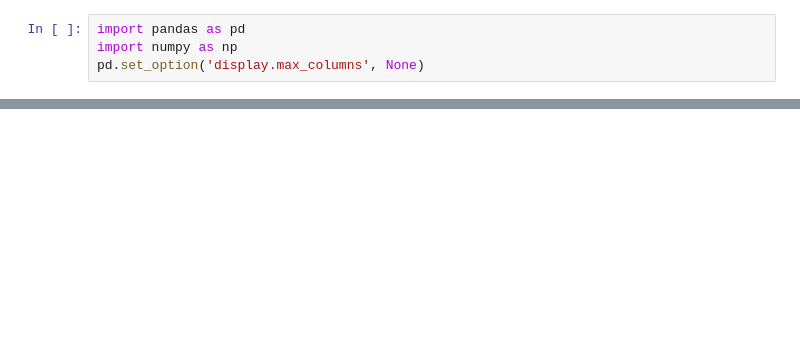
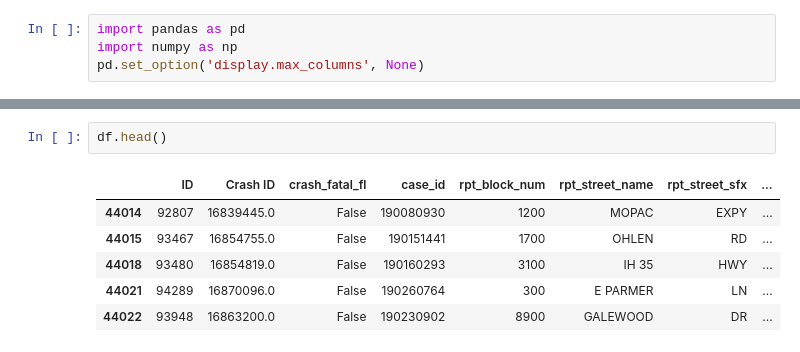
Before and after one commit to jpiellicgi/pn-bi-to-ai, a Jupyter notebook: Data cleansing and feature creation.ipynb, the cells around one changed output, grey strips where cells are left out. Cells and saved outputs as stored; diff of their text form; blank space fills up the shorter version.

```diff
--- a/Data cleansing and feature creation.ipynb
+++ b/Data cleansing and feature creation.ipynb
@@ -16 +53,10 @@ df.head()
+# %%
+df.head()
+# %% [output]
+|  | ID | Crash ID | crash_fatal_fl | case_id | rpt_block_num | rpt_street_name | rpt_street_sfx | ... |
+| 44014 | 92807 | 16839445.0 | False | 190080930 | 1200 | MOPAC | EXPY | ... |
+| 44015 | 93467 | 16854755.0 | False | 190151441 | 1700 | OHLEN | RD | ... |
+| 44018 | 93480 | 16854819.0 | False | 190160293 | 3100 | IH 35 | HWY | ... |
+| 44021 | 94289 | 16870096.0 | False | 190260764 | 300 | E PARMER | LN | ... |
+| 44022 | 93948 | 16863200.0 | False | 190230902 | 8900 | GALEWOOD | DR | ... |
 # %%
```
Also changed, not shown: parts of 13 cells of this notebook, 1 other file.
